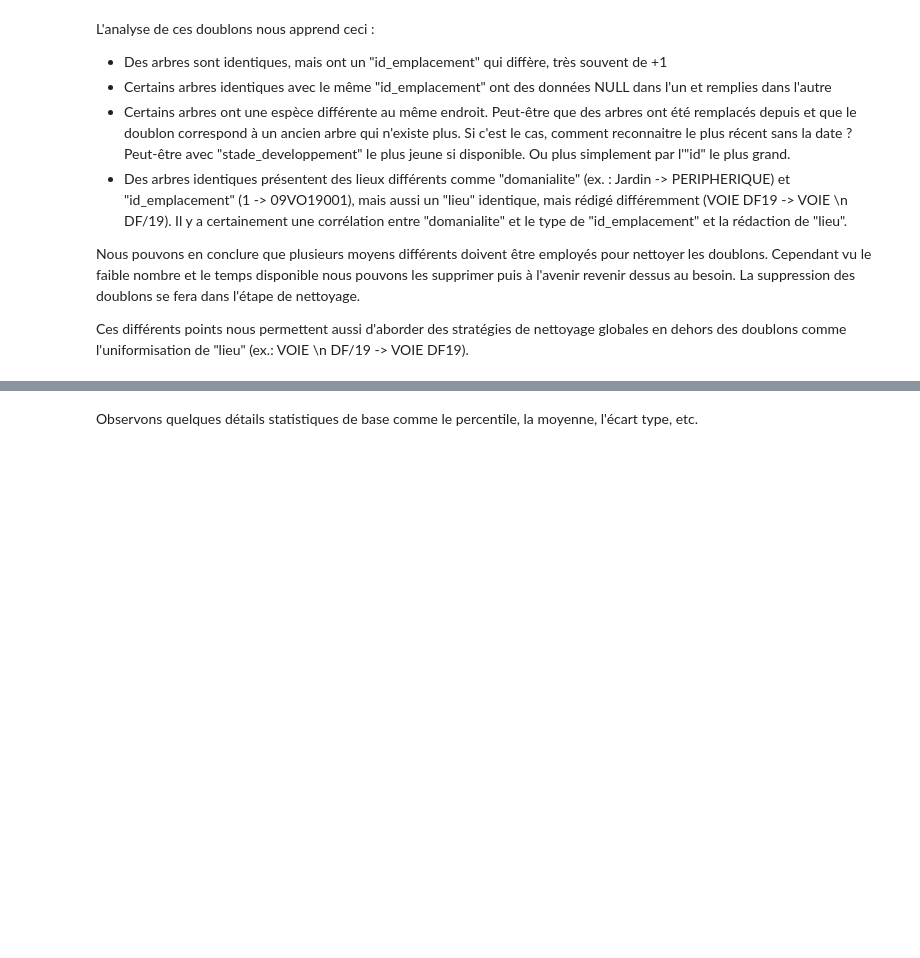
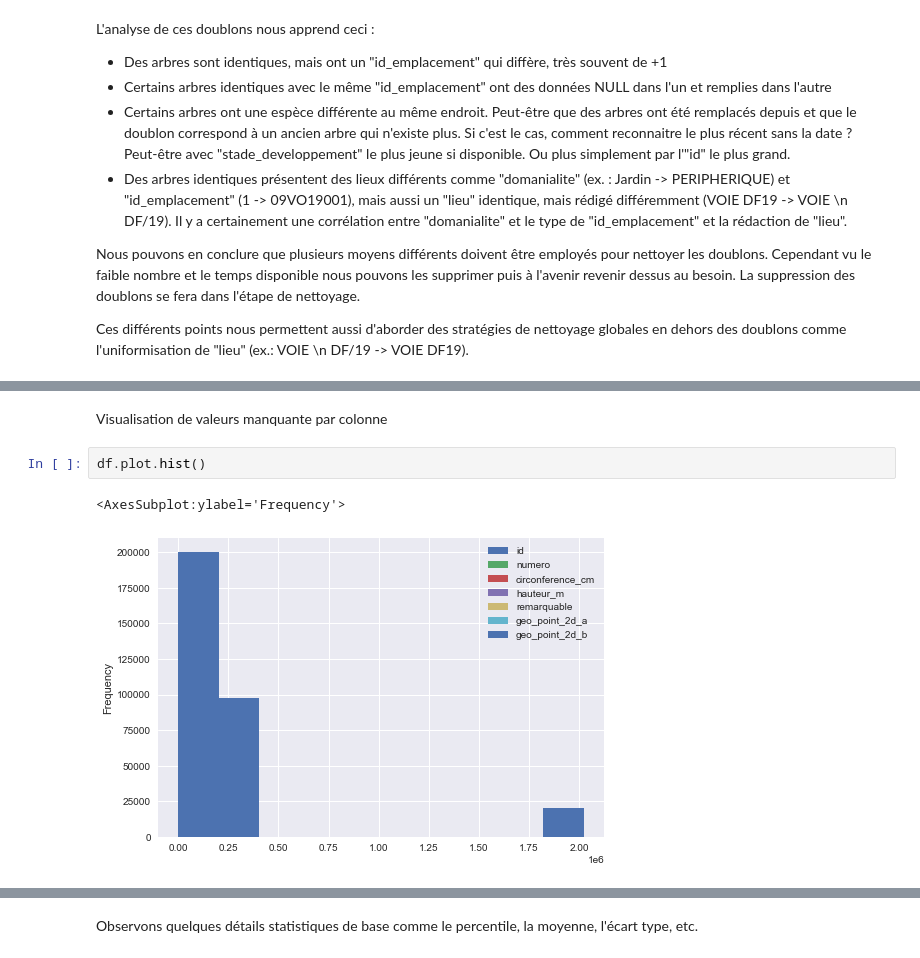
Before and after one commit to Abdess/vegetalisons_paris, a Jupyter notebook: P2_01_notebook.ipynb, the cells around one changed output, grey strips where cells are left out. Drawn from its saved outputs; the diff is of its cells as text; blank space fills up the shorter version.

```diff
--- a/P2_01_notebook.ipynb
+++ b/P2_01_notebook.ipynb
@@ -240,0 +253,7 @@ Ces différents points nous permettent aussi d'aborder des stratégies de nettoy
+# %% [markdown]
+Visualisation de valeurs manquante par colonne
+# %%
+df.plot.hist()
+# %% [output]
+<AxesSubplot:ylabel='Frequency'>
+[figure, added]
```
Also changed, not shown: parts of 30 cells of this notebook, 1 other file.
